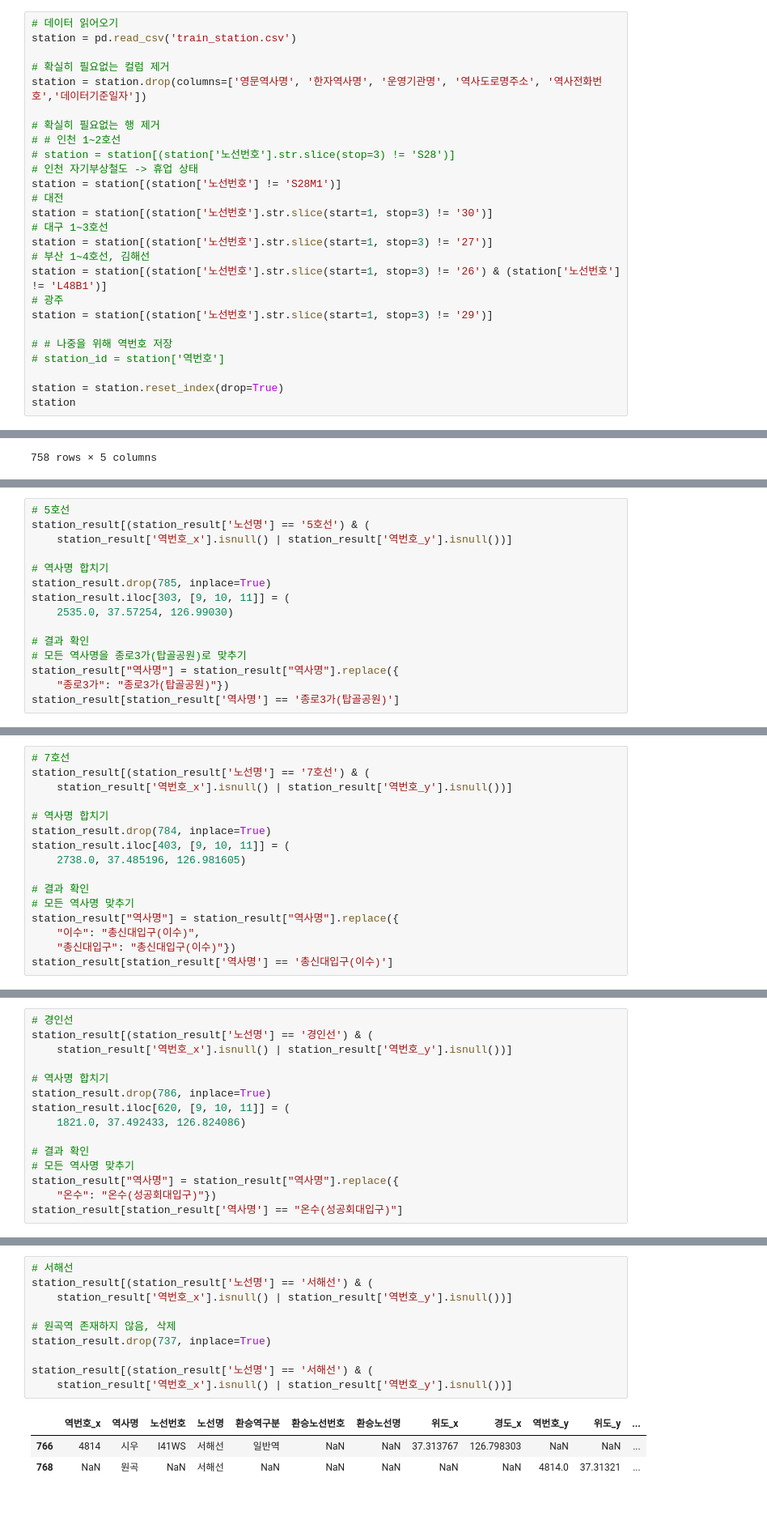
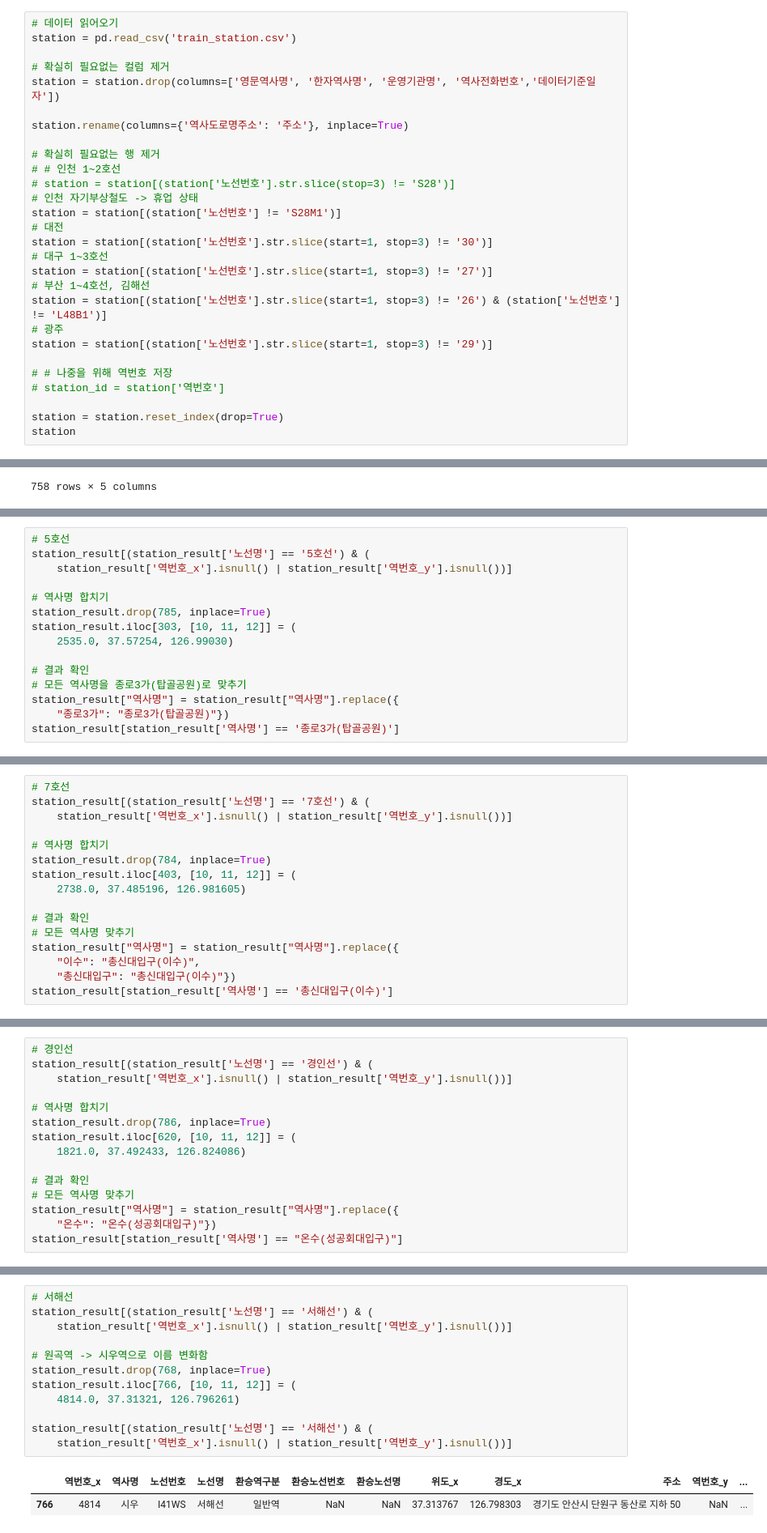
Before and after one commit to 23-1-CauCapstone-Team3/DataPreprocessing, a Jupyter notebook: train/station.ipynb, the cells around one changed output, grey strips where cells are left out. Shown at 81% size. Drawn from its saved outputs; the diff is of its cells as text; blank space fills up the shorter version.

```diff
--- a/train/station.ipynb
+++ b/train/station.ipynb
@@ -43,7 +44,9 @@ import folium
 station = pd.read_csv('train_station.csv')
 
 # 확실히 필요없는 컬럼 제거
-station = station.drop(columns=['영문역사명', '한자역사명', '운영기관명', '역사도로명주소', '역사전화번호','데이터기준일자'])
+station = station.drop(columns=['영문역사명', '한자역사명', '운영기관명', '역사전화번호','데이터기준일자'])
+
+station.rename(columns={'역사도로명주소': '주소'}, inplace=True)
 
 # 확실히 필요없는 행 제거
 # # 인천 1~2호선
@@ -442,7 +446,7 @@ station_result[(station_result['노선명'] == '5호선') & (
 
 # 역사명 합치기
 station_result.drop(785, inplace=True)
-station_result.iloc[303, [9, 10, 11]] = (
+station_result.iloc[303, [10, 11, 12]] = (
     2535.0, 37.57254, 126.99030)
 
 # 결과 확인
@@ -462,7 +466,7 @@ station_result[(station_result['노선명'] == '7호선') & (
 
 # 역사명 합치기
 station_result.drop(784, inplace=True)
-station_result.iloc[403, [9, 10, 11]] = (
+station_result.iloc[403, [10, 11, 12]] = (
     2738.0, 37.485196, 126.981605)
 
 # 결과 확인
@@ -516,7 +520,7 @@ station_result[(station_result['노선명'] == '경인선') & (
 
 # 역사명 합치기
 station_result.drop(786, inplace=True)
-station_result.iloc[620, [9, 10, 11]] = (
+station_result.iloc[620, [10, 11, 12]] = (
     1821.0, 37.492433, 126.824086)
 
 # 결과 확인
@@ -550,17 +554,18 @@ station_result[(station_result['노선명'] == '분당선') & (
 # %%
 # 서해선
 station_result[(station_result['노선명'] == '서해선') & (
     station_result['역번호_x'].isnull() | station_result['역번호_y'].isnull())]
 
-# 원곡역 존재하지 않음, 삭제
-station_result.drop(737, inplace=True)
+# 원곡역 -> 시우역으로 이름 변화함
+station_result.drop(768, inplace=True)
+station_result.iloc[766, [10, 11, 12]] = (
+    4814.0, 37.31321, 126.796261)
 
 station_result[(station_result['노선명'] == '서해선') & (
     station_result['역번호_x'].isnull() | station_result['역번호_y'].isnull())]
 # %% [output]
-|  | 역번호_x | 역사명 | 노선번호 | 노선명 | 환승역구분 | 환승노선번호 | 환승노선명 | 위도_x | 경도_x | 역번호_y | 위도_y | ... |
-| 766 | 4814 | 시우 | I41WS | 서해선 | 일반역 | NaN | NaN | 37.313767 | 126.798303 | NaN | NaN | ... |
-| 768 | NaN | 원곡 | NaN | 서해선 | NaN | NaN | NaN | NaN | NaN | 4814.0 | 37.31321 | ... |
+|  | 역번호_x | 역사명 | 노선번호 | 노선명 | 환승역구분 | 환승노선번호 | 환승노선명 | 위도_x | 경도_x | 주소 | 역번호_y | ... |
+| 766 | 4814 | 시우 | I41WS | 서해선 | 일반역 | NaN | NaN | 37.313767 | 126.798303 | 경기도 안산시 단원구 동산로 지하 50 | NaN | ... |
 # %%
 # 안산과천선
 station_result[(station_result['노선명'] == '안산과천선') & (
```
Also changed, not shown: parts of 33 cells of this notebook, 1 other file.
